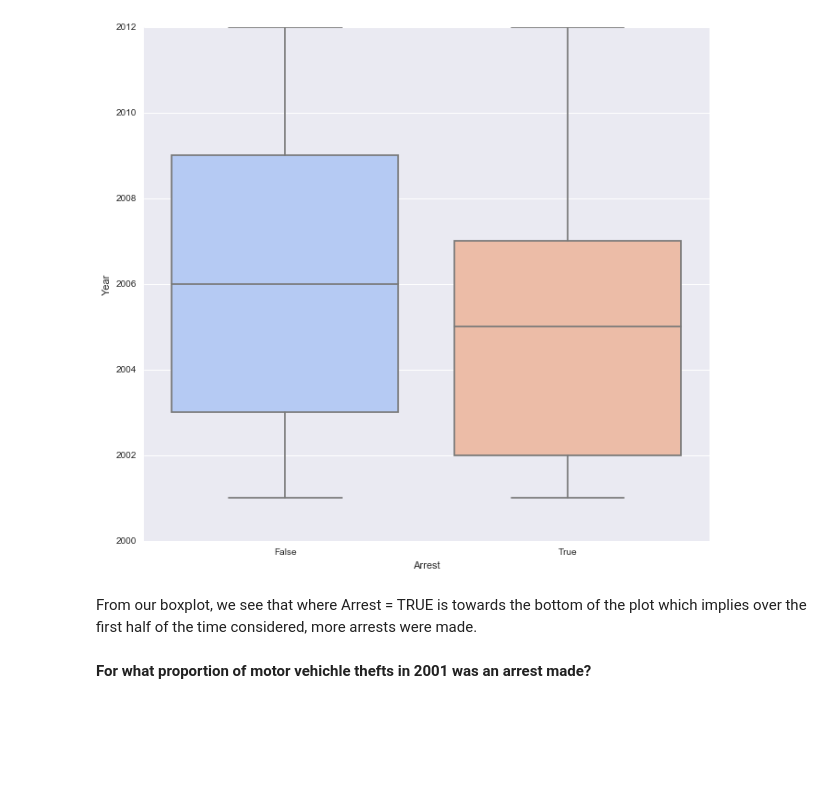
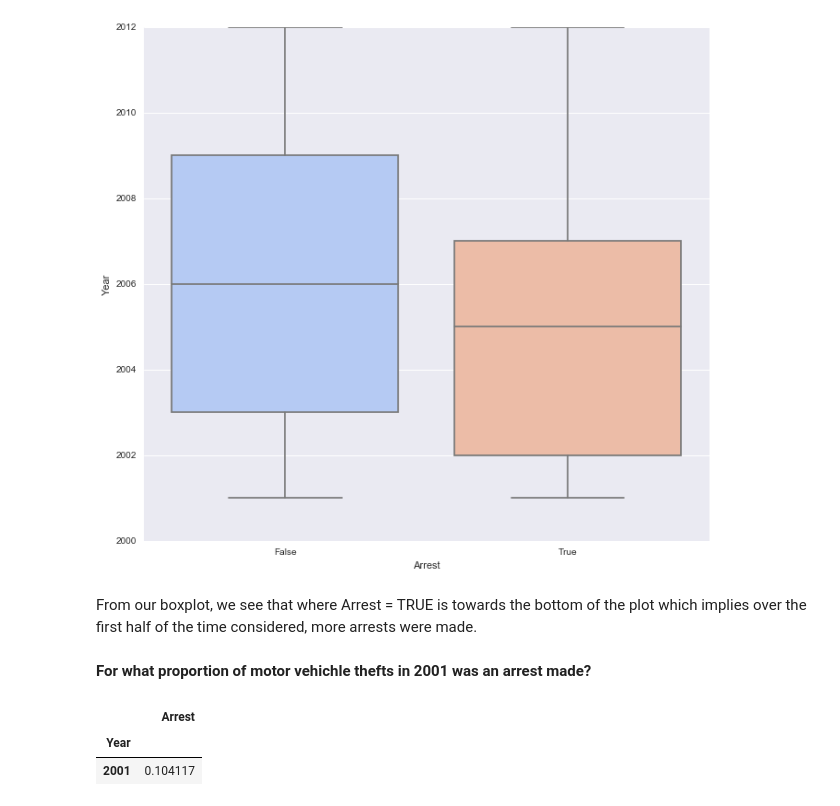
Before and after one commit to JohnBobo/analytics_edge, a Jupyter notebook: python_version/analytical_detective.ipynb, the cells around one changed output. Drawn from its saved outputs; the diff is of its cells as text; code cells hidden in the pictures; blank space fills up the shorter version.

```diff
--- a/python_version/analytical_detective.ipynb
+++ b/python_version/analytical_detective.ipynb
@@ -169,3 +169,9 @@ sns.boxplot(x=mvt.Arrest, y=mvt.Year, palette='coolwarm');
 From our boxplot, we see that where Arrest = TRUE is towards the bottom of the plot which implies over the first half of the time considered, more arrests were made.
 # %% [markdown]
 **For what proportion of motor vehichle thefts in 2001 was an arrest made?**
+# %%
+mvt.groupby('Year').agg({'Arrest': 'mean'}).head(1)
+# %% [output]
+|  | Arrest |
+| Year |  |
+| 2001 | 0.104117 |
```
Also changed, not shown: parts of 9 cells of this notebook.
